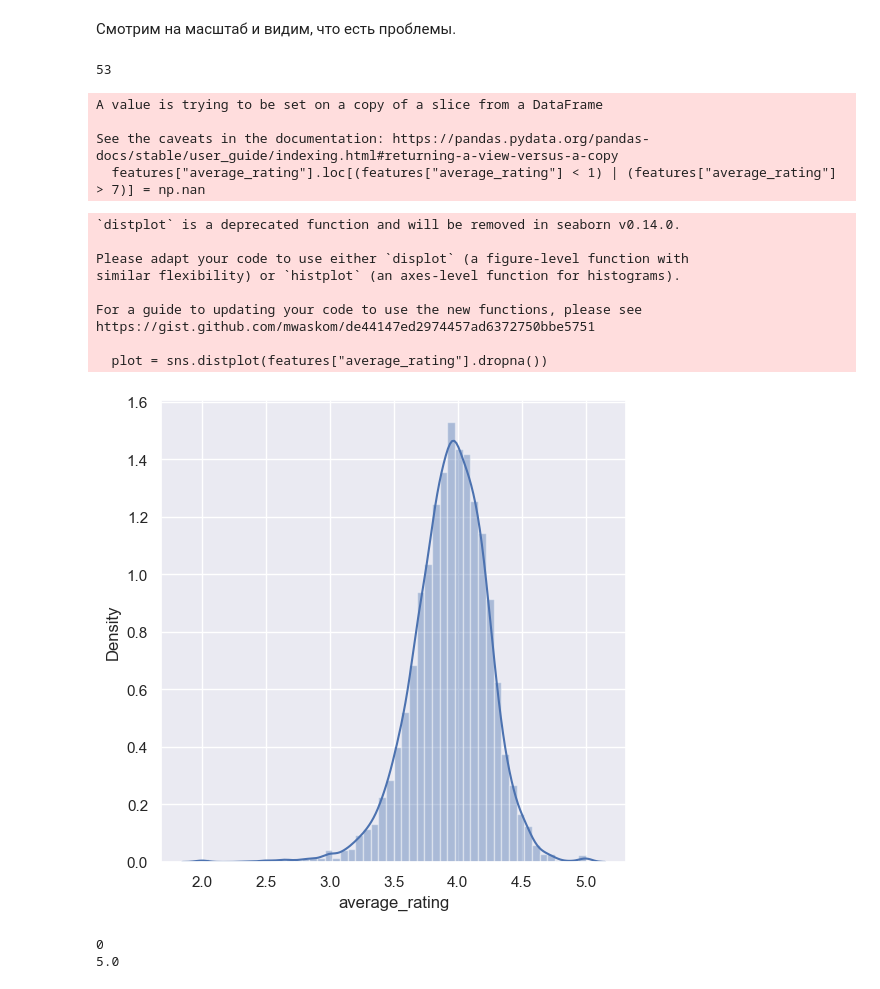
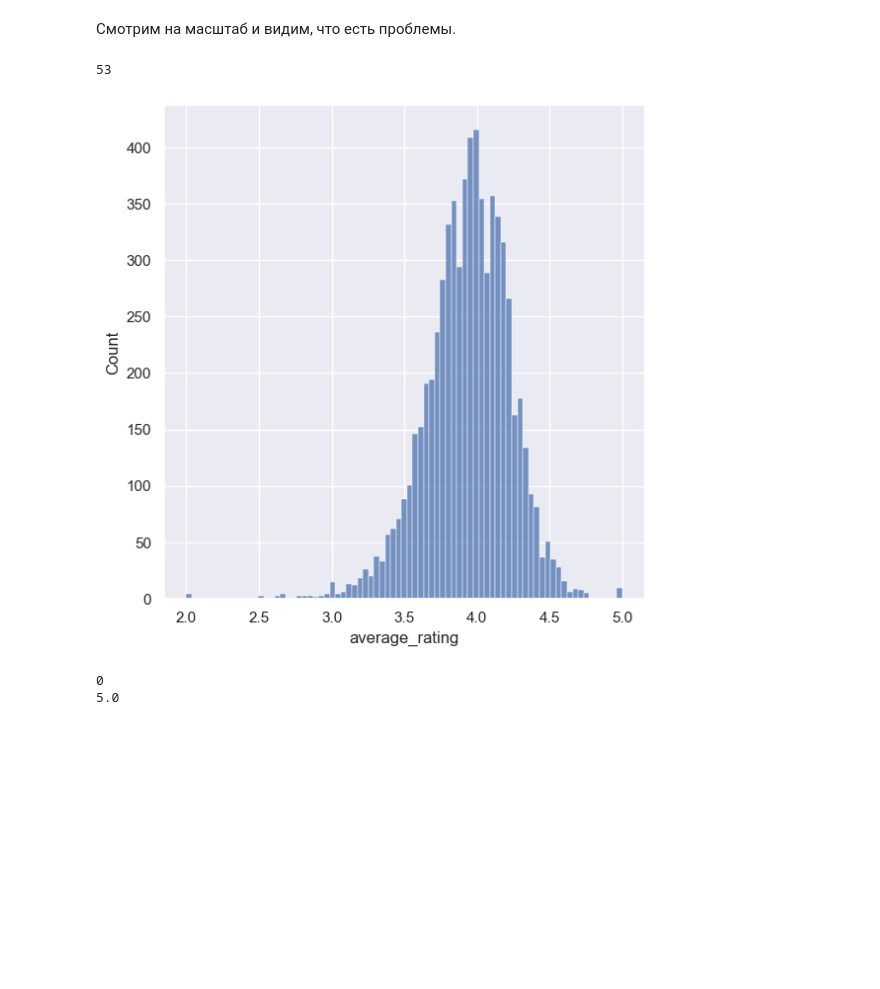
Before and after one commit to C3EQUALZz/DSTU_VKB, a Jupyter notebook: machine_learning/2/7/2_1_dataset1_laba.ipynb, the cells around one changed output. Drawn from its saved outputs; the diff is of its cells as text; code cells hidden in the pictures; blank space fills up the shorter version.

```diff
--- a/machine_learning/2/7/2_1_dataset1_laba.ipynb
+++ b/machine_learning/2/7/2_1_dataset1_laba.ipynb
@@ -298,7 +296,7 @@ Index(['isbn13', 'isbn10', 'title', 'subtitle', 'authors', 'categories',
 Визуализация распределения общего рейтинга
 # %%
 features.replace('undefined', np.nan, inplace=True)
-sns.set(color_codes=True)
-plot = sns.distplot(features["average_rating"].dropna())
+sns.set_theme(color_codes=True)
+plot = sns.displot(features["average_rating"].dropna())
 plot.figure.set_size_inches(6,6) # в дюймах
 # %% [output]
@@ -320,32 +309,19 @@ sns.boxplot(x=features["average_rating"].dropna())
 # %% [markdown]
 Смотрим на масштаб и видим, что есть проблемы.
 # %%
-features["average_rating"].loc[(features["average_rating"] < 1) | (features["average_rating"] > 7)] = np.nan
+features.loc[(features["average_rating"] < 1) | (features["average_rating"] > 7), "average_rating"] = np.nan
 print(features.isnull().sum()["average_rating"])
 # %% [output]
 53
-A value is trying to be set on a copy of a slice from a DataFrame
-
-See the caveats in the documentation: https://pandas.pydata.org/pandas-docs/stable/user_guide/indexing.html#returning-a-view-versus-a-copy
-  features["average_rating"].loc[(features["average_rating"] < 1) | (features["average_rating"] > 7)] = np.nan
 # %%
 #визуализация распределения общего рейтинга
 %matplotlib inline
 import seaborn as sns
-sns.set(color_codes=True)
-plot = sns.distplot(features["average_rating"].dropna())
+sns.set_theme(color_codes=True)
+plot = sns.displot(features["average_rating"].dropna())
 plot.figure.set_size_inches(6,6) # в дюймах
 # %% [output]
-`distplot` is a deprecated function and will be removed in seaborn v0.14.0.
-
-Please adapt your code to use either `displot` (a figure-level function with
-similar flexibility) or `histplot` (an axes-level function for histograms).
-
-For a guide to updating your code to use the new functions, please see
-https://gist.github.com/mwaskom/de44147ed2974457ad6372750bbe5751
-
-  plot = sns.distplot(features["average_rating"].dropna())
-[figure, old version]
+[figure, new version]
 # %%
 #обработка nan значений, замена их на среднее значение по столбцу
 features["average_rating"] = features["average_rating"].fillna(features["average_rating"].mean())
```
Also changed, not shown: parts of 11 cells of this notebook.
